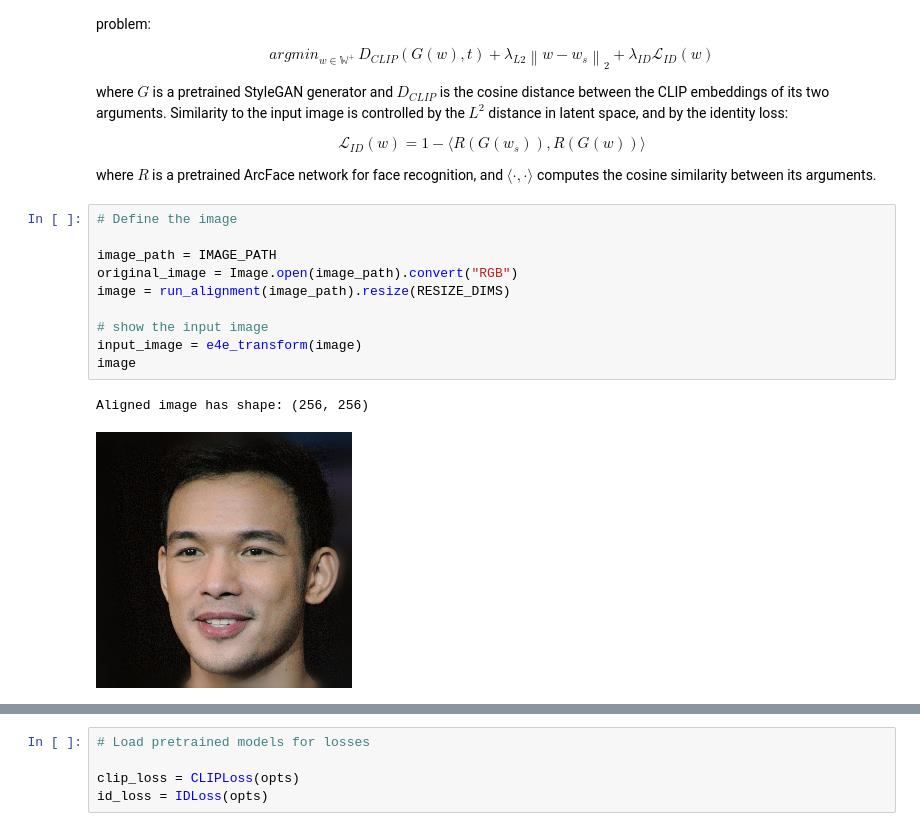
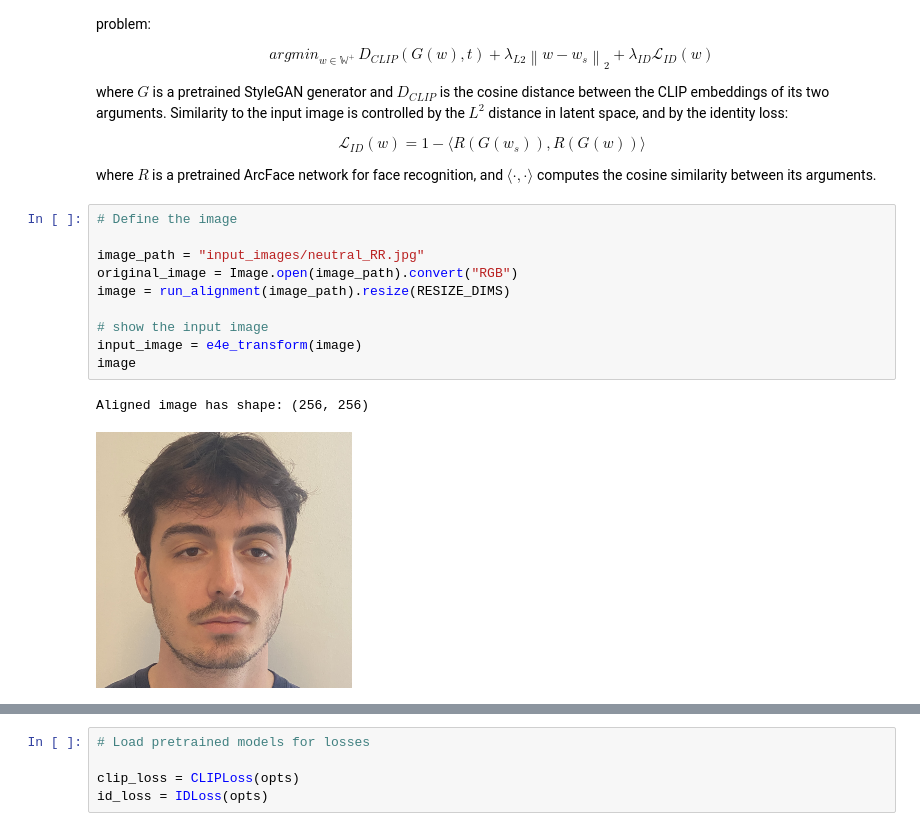
Before and after one commit to rodrigu2000/emotion_generation, a Jupyter notebook: latent_optimization_RR.ipynb, the cells around one changed output, grey strips where cells are left out. Cells and saved outputs as stored; diff of their text form.

```diff
--- a/latent_optimization_RR.ipynb
+++ b/latent_optimization_RR.ipynb
@@ -71,14 +71,14 @@ where $R$ is a pretrained ArcFace network for face recognition, and $ \langle \c
 # %%
 # Define the image
 
-image_path = IMAGE_PATH
+image_path = "input_images/neutral_RR.jpg"
 original_image = Image.open(image_path).convert("RGB")
 image = run_alignment(image_path).resize(RESIZE_DIMS)
 
 # show the input image
 input_image = e4e_transform(image)
 image
 # %% [output]
 Aligned image has shape: (256, 256)
-[figure, old version]
+[figure, new version]
 # %%
```
Also changed, not shown: parts of 14 cells of this notebook, 2 other files.
